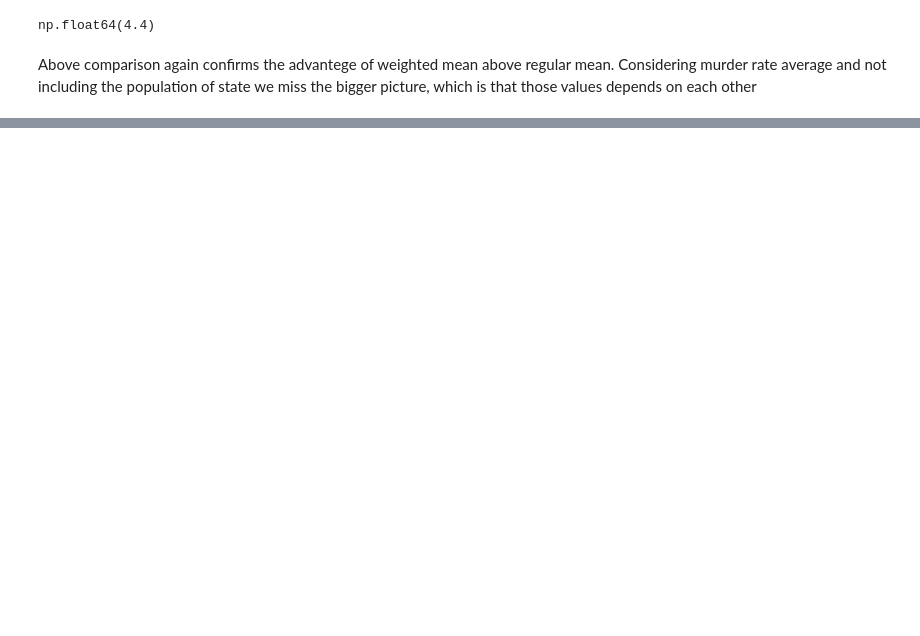
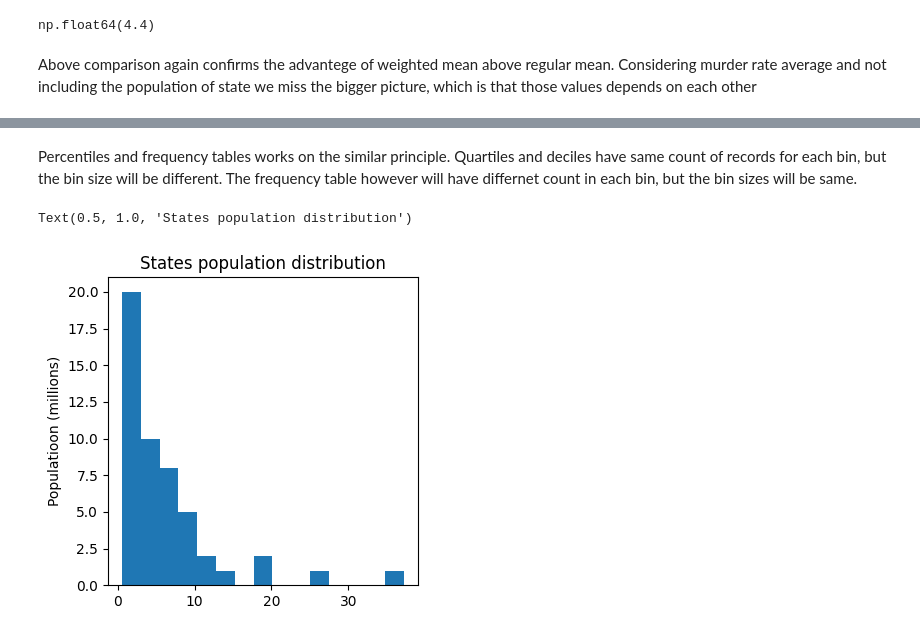
Before and after one commit to 010190/hands-on-data-science, a Jupyter notebook: statistics.ipynb, the cells around one changed output, grey strips where cells are left out. Drawn from its saved outputs; the diff is of its cells as text; code cells hidden in the pictures; blank space fills up the shorter version.

```diff
--- a/statistics.ipynb
+++ b/statistics.ipynb
@@ -92,0 +236,9 @@ Above comparison again confirms the advantege of weighted mean above regular mea
+# %% [markdown]
+Percentiles and frequency tables works on the similar principle. Quartiles and deciles have same count of records for each bin, but the bin size will be different. The frequency table however will have differnet count in each bin, but the bin sizes will be same.
+# %%
+ax = (state_df["Population"] / 1_000_000).plot.hist(figsize=(4,4),bins=15)
+ax.set_ylabel('Populatioon (millions)')
+ax.set_title("States population distribution")
+# %% [output]
+Text(0.5, 1.0, 'States population distribution')
+[figure, added]
```
Also changed, not shown: parts of 31 cells of this notebook, 1 other file.
